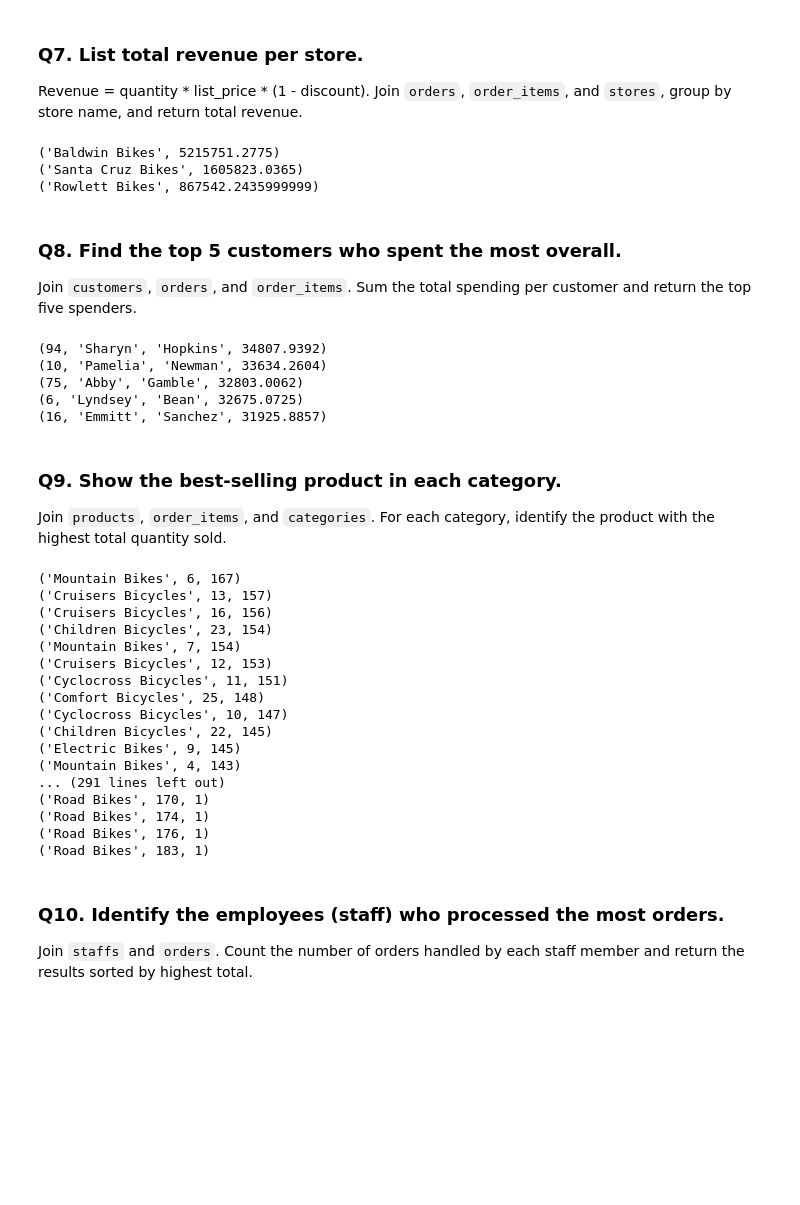
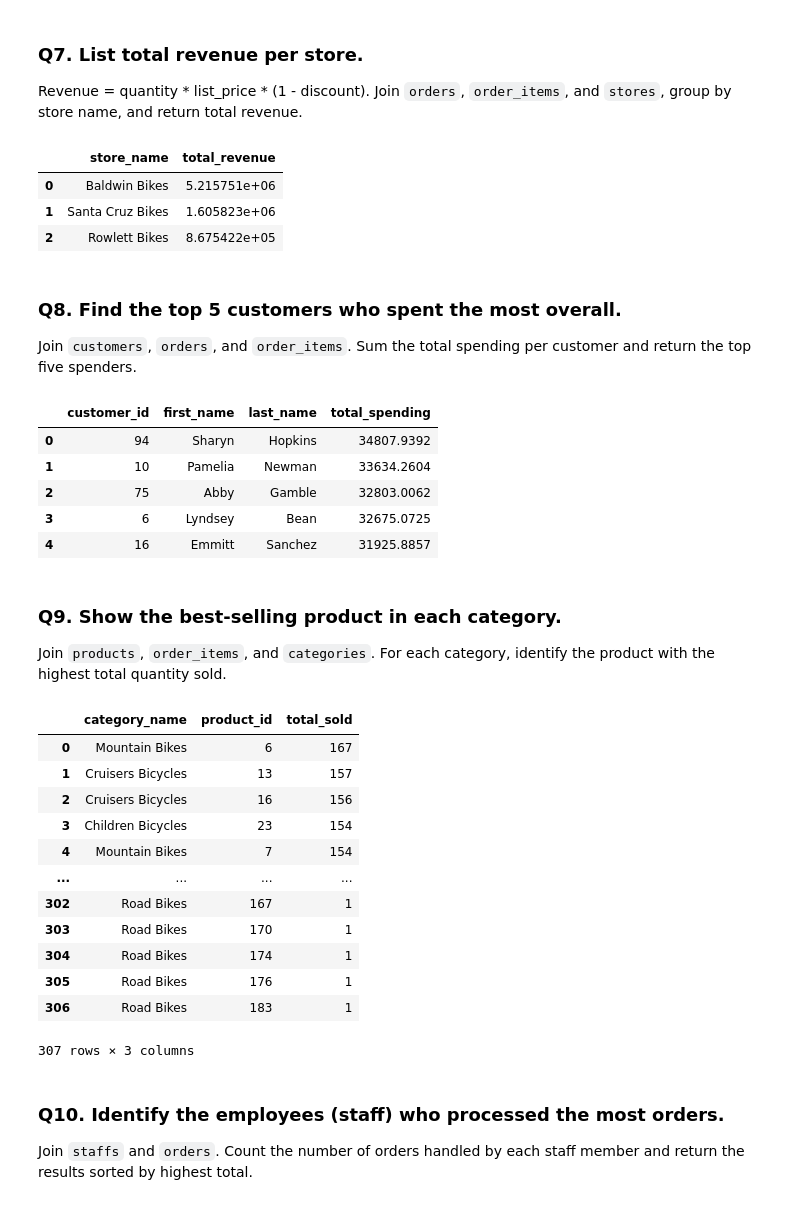
Before and after one commit to ryann1004/DA_M3_W3_Workflow, a Jupyter notebook: workflow_practice.ipynb, the cells around one changed output. Drawn from its saved outputs; the diff is of its cells as text; code cells hidden in the pictures; blank space fills up the shorter version.

```diff
--- a/workflow_practice.ipynb
+++ b/workflow_practice.ipynb
@@ -325,9 +270,7 @@ with sqlite3.connect("bike_store.db") as connection:
 Revenue = quantity * list_price * (1 - discount). Join `orders`, `order_items`, and `stores`, group by store name, and return total revenue.
 # %%
 # Your query here
-with sqlite3.connect("bike_store.db") as connection:
-    cursor = connection.cursor()
-    cursor.execute("""
+pd.read_sql("""
     SELECT
         s.store_name,
         SUM(oi.quantity * oi.list_price * (1 - oi.discount)) AS total_revenue
@@ -341,24 +284,19 @@ with sqlite3.connect("bike_store.db") as connection:
         s.store_name
     ORDER BY
         total_revenue DESC;
-    """)
-
-    results = cursor.fetchall()
-    for row in results:
-        print(row)
+    """, connection)
 # %% [output]
-('Baldwin Bikes', 5215751.2775)
-('Santa Cruz Bikes', 1605823.0365)
-('Rowlett Bikes', 867542.2435999999)
+|  | store_name | total_revenue |
+| 0 | Baldwin Bikes | 5.215751e+06 |
+| 1 | Santa Cruz Bikes | 1.605823e+06 |
+| 2 | Rowlett Bikes | 8.675422e+05 |
 # %% [markdown]
 ### Q8. Find the top 5 customers who spent the most overall.
 
 Join `customers`, `orders`, and `order_items`. Sum the total spending per customer and return the top five spenders.
 # %%
 # Your query here
-with sqlite3.connect("bike_store.db") as connection:
-    cursor = connection.cursor()
-    cursor.execute("""
+pd.read_sql("""
     SELECT
         c.customer_id,
         c.first_name,
@@ -375,65 +313,50 @@ with sqlite3.connect("bike_store.db") as connection:
     ORDER BY
         total_spending DESC
     limit 5;
-    """)
-
-    results = cursor.fetchall()
-    for row in results:
-        print(row)
+    """, connection)
 # %% [output]
-(94, 'Sharyn', 'Hopkins', 34807.9392)
-(10, 'Pamelia', 'Newman', 33634.2604)
-(75, 'Abby', 'Gamble', 32803.0062)
-(6, 'Lyndsey', 'Bean', 32675.0725)
-(16, 'Emmitt', 'Sanchez', 31925.8857)
+|  | customer_id | first_name | last_name | total_spending |
+| 0 | 94 | Sharyn | Hopkins | 34807.9392 |
+| 1 | 10 | Pamelia | Newman | 33634.2604 |
+| 2 | 75 | Abby | Gamble | 32803.0062 |
+| 3 | 6 | Lyndsey | Bean | 32675.0725 |
+| 4 | 16 | Emmitt | Sanchez | 31925.8857 |
 # %% [markdown]
 ### Q9. Show the best-selling product in each category.
 
 Join `products`, `order_items`, and `categories`. For each category, identify the product with the highest total quantity sold.
 # %%
 # Your query here
-import sqlite3
-
-with sqlite3.connect("bike_store.db") as connection:
-    cursor = connection.cursor()
-    cursor.execute("""
+pd.read_sql("""
     SELECT
         c.category_name,
         p.product_id,
         SUM(oi.quantity) AS total_sold
     FROM
         products AS p
     JOIN
         categories AS c ON p.category_id = c.category_id
     JOIN
         order_items AS oi ON p.product_id = oi.product_id
     GROUP BY
         c.category_name, p.product_id
     ORDER BY
         total_sold DESC;
-    """)
-
-    results = cursor.fetchall()
-    for row in results:
-        print(row)
+    """, connection)
 # %% [output]
+|  | category_name | product_id | total_sold |
+| 0 | Mountain Bikes | 6 | 167 |
+| 1 | Cruisers Bicycles | 13 | 157 |
+| 2 | Cruisers Bicycles | 16 | 156 |
+| 3 | Children Bicycles | 23 | 154 |
+| 4 | Mountain Bikes | 7 | 154 |
+| ... | ... | ... | ... |
+| 302 | Road Bikes | 167 | 1 |
+| 303 | Road Bikes | 170 | 1 |
+| 304 | Road Bikes | 174 | 1 |
+| 305 | Road Bikes | 176 | 1 |
+| 306 | Road Bikes | 183 | 1 |
-('Mountain Bikes', 6, 167)
-('Cruisers Bicycles', 13, 157)
-('Cruisers Bicycles', 16, 156)
-('Children Bicycles', 23, 154)
-('Mountain Bikes', 7, 154)
-('Cruisers Bicycles', 12, 153)
-('Cyclocross Bicycles', 11, 151)
-('Comfort Bicycles', 25, 148)
-('Cyclocross Bicycles', 10, 147)
-('Children Bicycles', 22, 145)
-('Electric Bikes', 9, 145)
-('Mountain Bikes', 4, 143)
-... (291 lines left out)
-('Road Bikes', 170, 1)
-('Road Bikes', 174, 1)
-('Road Bikes', 176, 1)
-('Road Bikes', 183, 1)
+307 rows × 3 columns
 # %% [markdown]
 ### Q10. Identify the employees (staff) who processed the most orders.
 
```
Also changed, not shown: parts of 7 cells of this notebook.
